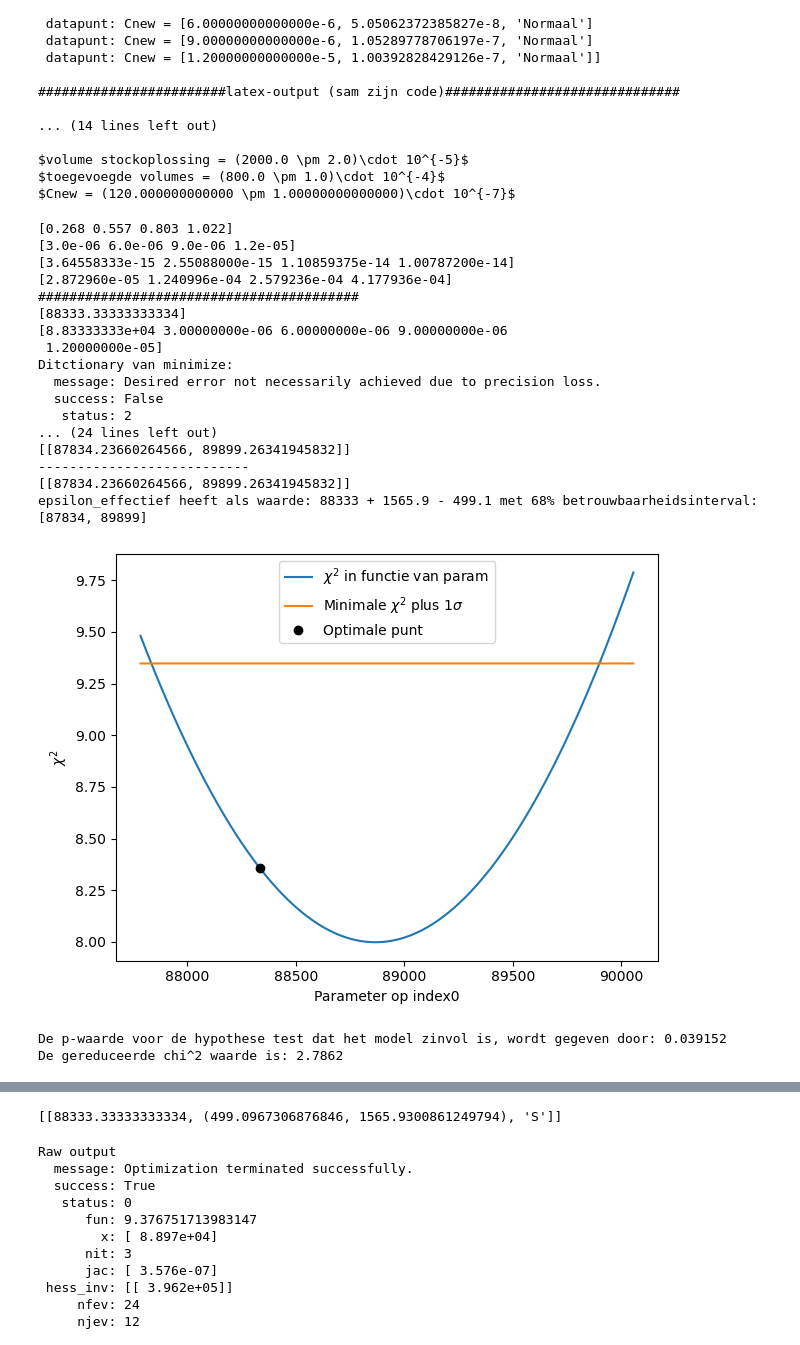
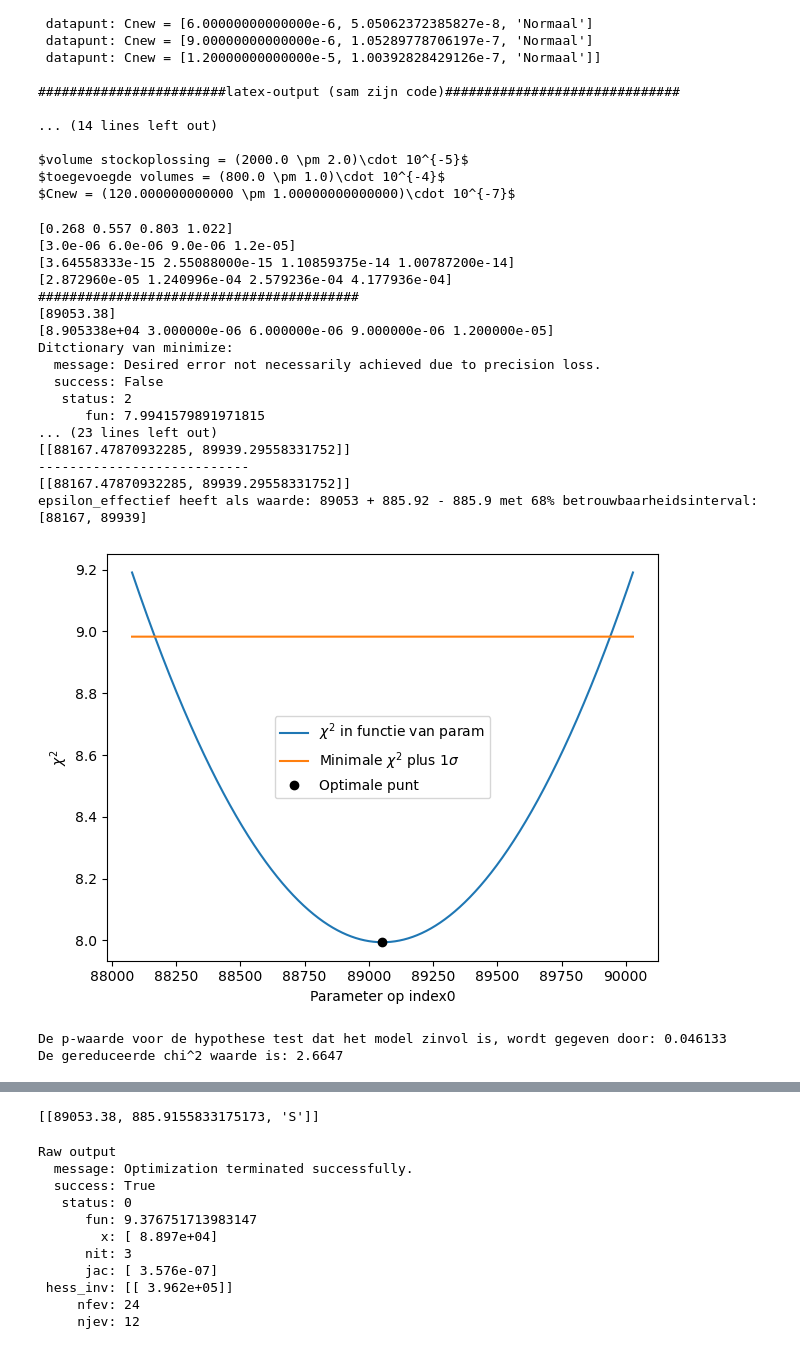
Before and after one commit to justlearning42/Experimentele_vscode, a Jupyter notebook: concentratie.ipynb, the cells around one changed output, grey strips where cells are left out. Drawn from its saved outputs; the diff is of its cells as text; code cells hidden in the pictures.

```diff
--- a/concentratie.ipynb
+++ b/concentratie.ipynb
@@ -91,41 +91,41 @@ def lineair(c, param):
     epsiloneff = param[0]
     return epsiloneff*c
 def initial_vals(x,y):
-    return [1.06e5/1.2]
+    return [89053.38]
 concentraties = np.array([cnew[i].get_val() for i in range(len(cnew))],dtype = float)
 x_variantie = np.array([cnew[i].get_variance() for i in range(len(cnew))],dtype = float)
 absorbanties = np.array([0.268, 0.557, 0.803, 1.022],dtype = float) #dimensieloos
 parameter = ['epsilon_effectief']
 y_fouten = 0.02*absorbanties
 y_variantie = y_fouten**2
 
 #help(functies.fit_2D)
 print(absorbanties)
 print(concentraties)
 print(x_variantie)
 print(y_variantie)
 print('#########################################')
 outp = functies.fit_2D(parameter, lineair, initial_vals, concentraties, absorbanties, x_variance=x_variantie, y_variance = y_variantie, x_as_titel = 'Concentratie c [M]', y_as_titel = 'Absorbantie A [Eenheidsloos]',
                 titel = 'Wet van Lambert-Beer voor erythrocine-B',savefig = True, detailed_logs= True)
 display(outp)
 # %% [output]
 [0.268 0.557 0.803 1.022]
 [3.0e-06 6.0e-06 9.0e-06 1.2e-05]
 [3.64558333e-15 2.55088000e-15 1.10859375e-14 1.00787200e-14]
 [2.872960e-05 1.240996e-04 2.579236e-04 4.177936e-04]
 #########################################
-[88333.33333333334]
-[8.83333333e+04 3.00000000e-06 6.00000000e-06 9.00000000e-06
- 1.20000000e-05]
+[89053.38]
+[8.905338e+04 3.000000e-06 6.000000e-06 9.000000e-06 1.200000e-05]
 Ditctionary van minimize:
   message: Desired error not necessarily achieved due to precision loss.
   success: False
    status: 2
-... (24 lines left out)
-[[87834.23660264566, 89899.26341945832]]
+      fun: 7.9941579891971815
+... (23 lines left out)
+[[88167.47870932285, 89939.29558331752]]
 ---------------------------
-[[87834.23660264566, 89899.26341945832]]
-epsilon_effectief heeft als waarde: 88333 + 1565.9 - 499.1 met 68% betrouwbaarheidsinterval: [87834, 89899]
+[[88167.47870932285, 89939.29558331752]]
+epsilon_effectief heeft als waarde: 89053 + 885.92 - 885.9 met 68% betrouwbaarheidsinterval: [88167, 89939]
-[figure, old version]
+[figure, new version]
-De p-waarde voor de hypothese test dat het model zinvol is, wordt gegeven door: 0.039152
-De gereduceerde chi^2 waarde is: 2.7862
+De p-waarde voor de hypothese test dat het model zinvol is, wordt gegeven door: 0.046133
+De gereduceerde chi^2 waarde is: 2.6647
@@ -133,4 +133,4 @@ De gereduceerde chi^2 waarde is: 2.7862
-[[88333.33333333334, (499.0967306876846, 1565.9300861249794), 'S']]
+[[89053.38, 885.9155833175173, 'S']]
 # %%
 #fit het boeltje
 parameter = ['epsilon_effectief']
```
Also changed, not shown: parts of 1 cell of this notebook, 1 other file.
